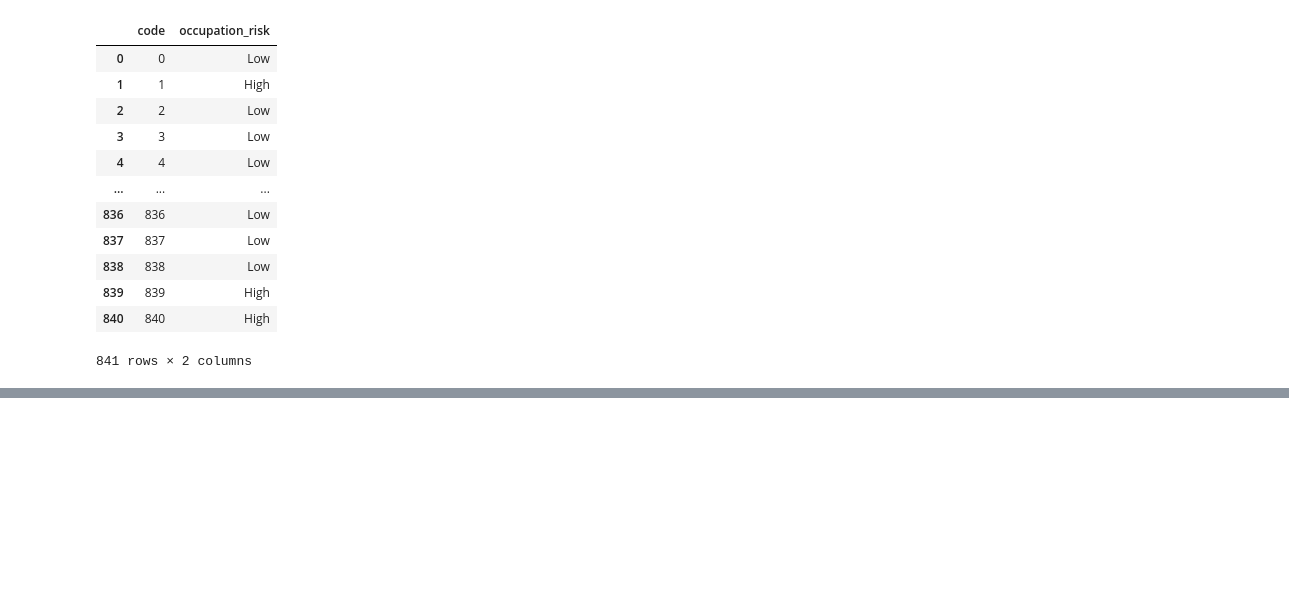
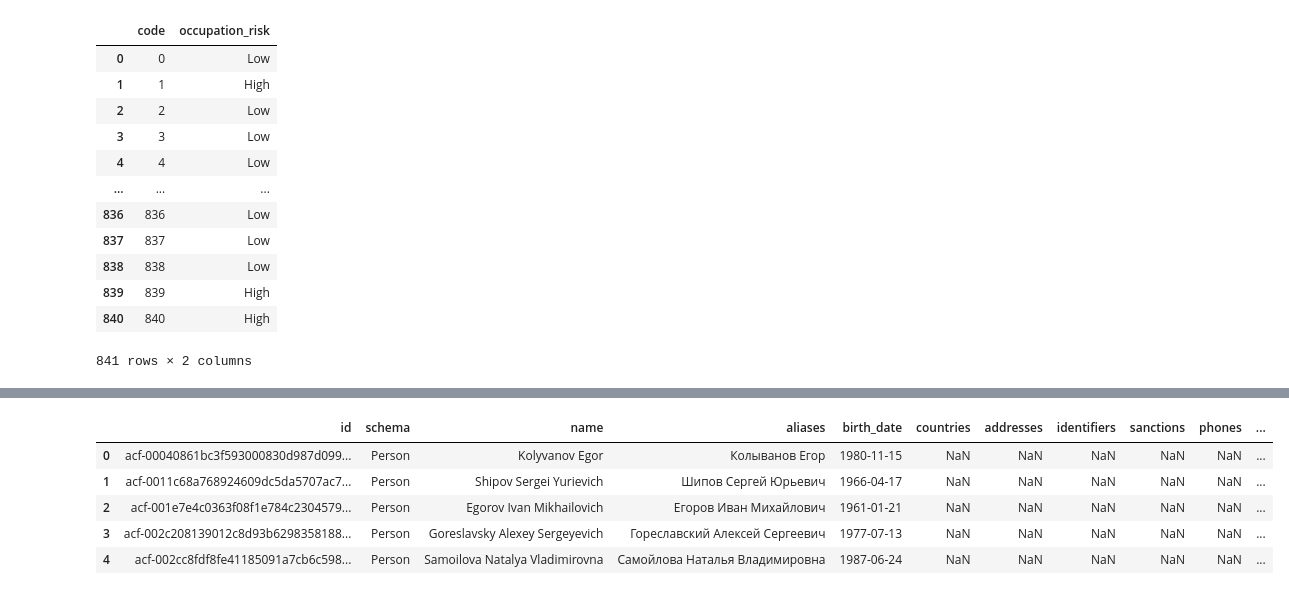
Before and after one commit to HaochenFSong/IMI-Competition, a Jupyter notebook: IMI data read in.ipynb, the cells around one changed output, grey strips where cells are left out. Saved outputs shown, nothing was run; the diff lists cells and outputs as text; code cells hidden in the pictures; blank space fills up the shorter version.

```diff
--- a/IMI data read in.ipynb
+++ b/IMI data read in.ipynb
@@ -42,0 +80,11 @@ occupation_risk
+# %%
+person_list = target_name[target_name.schema == 'Person']
+name_list = person_list.name
+person_list.head()
+# %% [output]
+|  | id | schema | name | aliases | birth_date | countries | addresses | identifiers | sanctions | phones | ... |
+| 0 | acf-00040861bc3f593000830d987d099... | Person | Kolyvanov Egor | Колыванов Егор | 1980-11-15 | NaN | NaN | NaN | NaN | NaN | ... |
+| 1 | acf-0011c68a768924609dc5da5707ac7... | Person | Shipov Sergei Yurievich | Шипов Сергей Юрьевич | 1966-04-17 | NaN | NaN | NaN | NaN | NaN | ... |
+| 2 | acf-001e7e4c0363f08f1e784c2304579... | Person | Egorov Ivan Mikhailovich | Егоров Иван Михайлович | 1961-01-21 | NaN | NaN | NaN | NaN | NaN | ... |
+| 3 | acf-002c208139012c8d93b6298358188... | Person | Goreslavsky Alexey Sergeyevich | Гореславский Алексей Сергеевич | 1977-07-13 | NaN | NaN | NaN | NaN | NaN | ... |
+| 4 | acf-002cc8fdf8fe41185091a7cb6c598... | Person | Samoilova Natalya Vladimirovna | Самойлова Наталья Владимировна | 1987-06-24 | NaN | NaN | NaN | NaN | NaN | ... |
```
Also changed, not shown: parts of 17 cells of this notebook.
